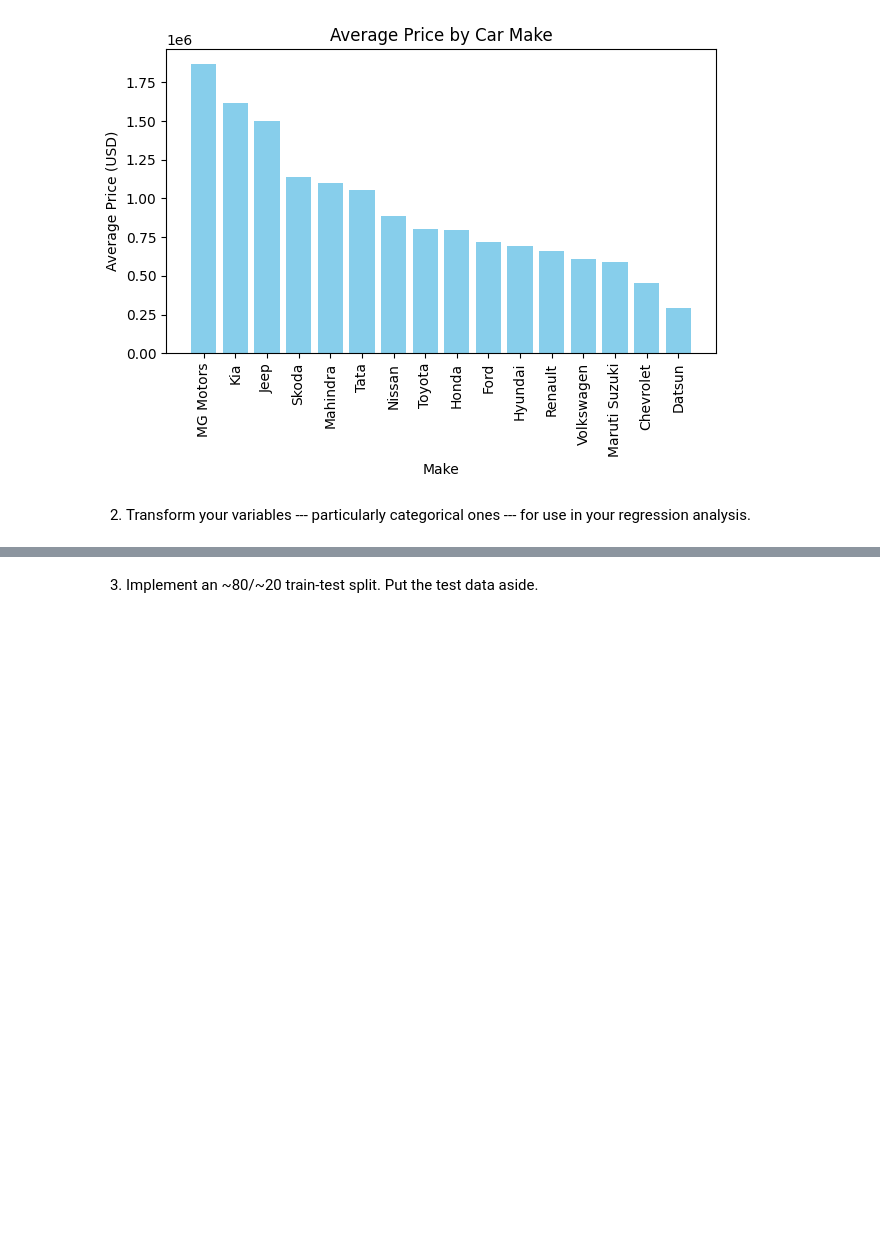
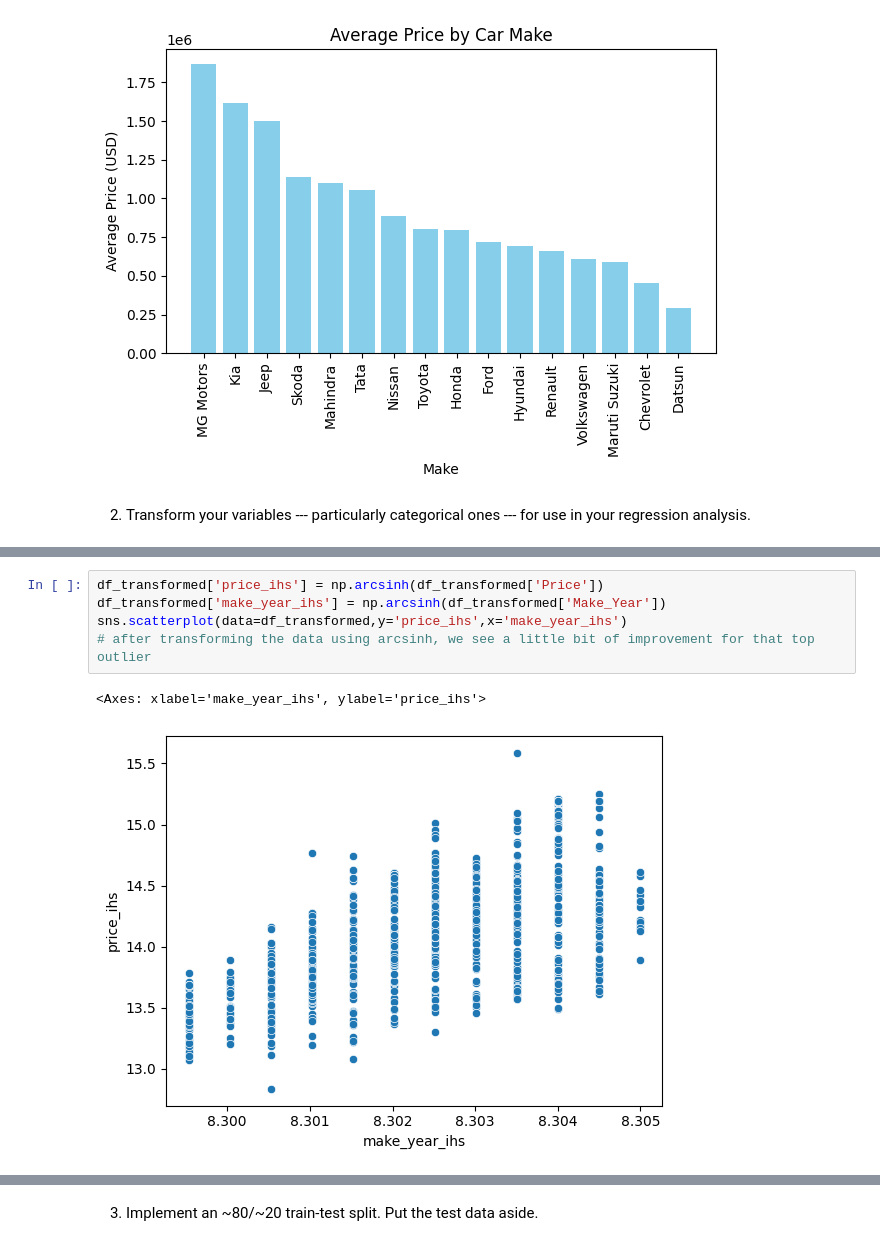
Before and after one commit to oak50/labs, a Jupyter notebook: 04_hedonic_pricing/lab4.ipynb, the cells around one changed output, grey strips where cells are left out. Saved outputs shown, nothing was run; the diff lists cells and outputs as text; blank space fills up the shorter version.

```diff
--- a/04_hedonic_pricing/lab4.ipynb
+++ b/04_hedonic_pricing/lab4.ipynb
@@ -104,0 +115,8 @@ df['No_of_Owners'] = df['No_of_Owners'].str.replace(r'\D', '', regex=True)
+# %%
+df_transformed['price_ihs'] = np.arcsinh(df_transformed['Price'])
+df_transformed['make_year_ihs'] = np.arcsinh(df_transformed['Make_Year'])
+sns.scatterplot(data=df_transformed,y='price_ihs',x='make_year_ihs')
+# after transforming the data using arcsinh, we see a little bit of improvement for that top outlier
+# %% [output]
+<Axes: xlabel='make_year_ihs', ylabel='price_ihs'>
+[figure, added]
```
Also changed, not shown: parts of 9 cells of this notebook.
